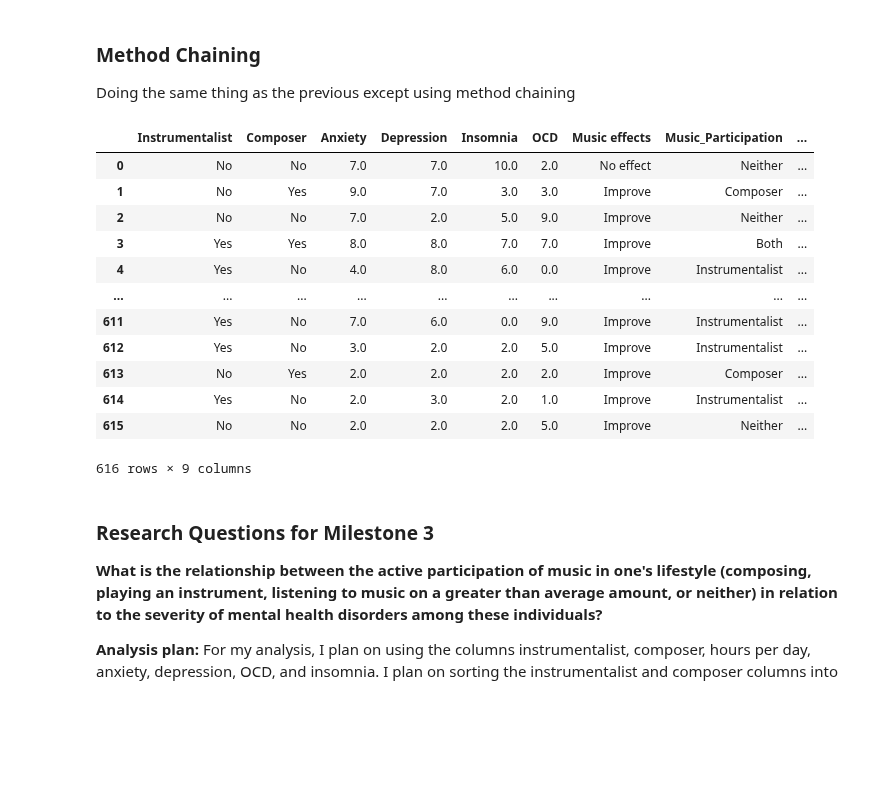
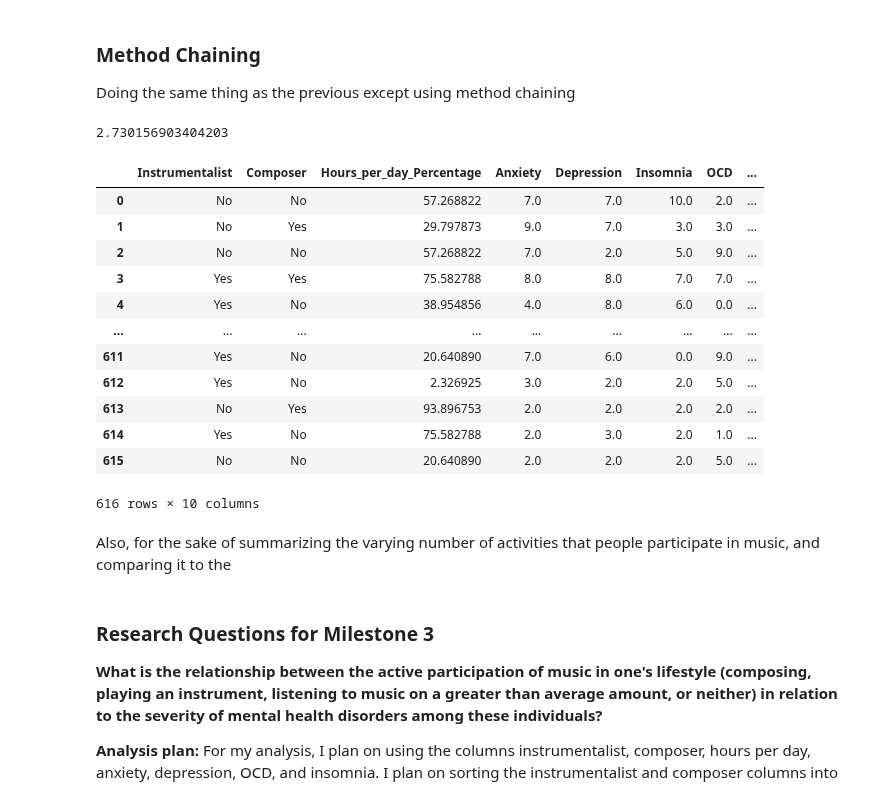
Before and after one commit to ubco-W2022T2-data301/project-group-group12, a Jupyter notebook: analysis/analysis1.ipynb, the cells around one changed output. Saved outputs shown, nothing was run; the diff lists cells and outputs as text; code cells hidden in the pictures; blank space fills up the shorter version.

```diff
--- a/analysis/analysis1.ipynb
+++ b/analysis/analysis1.ipynb
@@ -34,0 +44,3 @@ First, the hours per day must be edited into categorical data. To do this, the a
+# %%
+dataset=dataset.drop([13,307,579]).reset_index(drop=True)
+dataset
@@ -35,4 +61,4 @@ First, the hours per day must be edited into categorical data. To do this, the a
 # %%
-dataset['Hours per day'] = dataset['Hours per day'].apply(lambda x: "greater than average" if x<dataset['Hours per day'].mean() else "less than average")
+dataset['Hours per day (%)'] = dataset['Hours per day'].apply(lambda x: ((x-dataset['Hours per day'].mean())/(dataset['Hours per day'].std())+1)/2*100)
 dataset
 # %% [output]
@@ -102,32 +128,46 @@ dataset
 ### Method Chaining
 
 Doing the same thing as the previous except using method chaining
+# %%
+imean=dataset['Hours per day'].mean()
+istd=dataset['Hours per day'].std()
+istd
+# %% [output]
+2.730156903404203
+# %%
+def standardization(x):
+    return ((x['Hours per day']-imean)/(istd)+1)/2*100
 # %%
 chaindf=(
     pd.read_csv('../data/raw/music_therapy_and_mental_health_survey_results (1).csv')
     .dropna()
     .assign(
 	Overall_mental_health=lambda x: x['Anxiety']*.35+x['Depression']*.35+x['Insomnia']*.2+x['OCD']*.1)
     .assign(
         Music_Participation=lambda x: x.apply(type_of_music, axis="columns"))
     .reset_index(drop=True)
-    .loc[:, ["Instrumentalist", "Composer", "Anxiety", "Depression","Insomnia","OCD", "Music effects","Music_Participation","Overall_mental_health"]]
+    .assign(
+        Hours_per_day_Percentage=lambda x: x.apply(standardization,axis="columns")
+    )
+    .loc[:, ["Instrumentalist", "Composer", "Hours_per_day_Percentage", "Anxiety", "Depression","Insomnia","OCD", "Music effects","Music_Participation","Overall_mental_health"]]
 )
 chaindf
 # %% [output]
-|  | Instrumentalist | Composer | Anxiety | Depression | Insomnia | OCD | Music effects | Music_Participation | ... |
-| 0 | No | No | 7.0 | 7.0 | 10.0 | 2.0 | No effect | Neither | ... |
-| 1 | No | Yes | 9.0 | 7.0 | 3.0 | 3.0 | Improve | Composer | ... |
-| 2 | No | No | 7.0 | 2.0 | 5.0 | 9.0 | Improve | Neither | ... |
-| 3 | Yes | Yes | 8.0 | 8.0 | 7.0 | 7.0 | Improve | Both | ... |
-| 4 | Yes | No | 4.0 | 8.0 | 6.0 | 0.0 | Improve | Instrumentalist | ... |
-| ... | ... | ... | ... | ... | ... | ... | ... | ... | ... |
-| 611 | Yes | No | 7.0 | 6.0 | 0.0 | 9.0 | Improve | Instrumentalist | ... |
-| 612 | Yes | No | 3.0 | 2.0 | 2.0 | 5.0 | Improve | Instrumentalist | ... |
-| 613 | No | Yes | 2.0 | 2.0 | 2.0 | 2.0 | Improve | Composer | ... |
-| 614 | Yes | No | 2.0 | 3.0 | 2.0 | 1.0 | Improve | Instrumentalist | ... |
-| 615 | No | No | 2.0 | 2.0 | 2.0 | 5.0 | Improve | Neither | ... |
+|  | Instrumentalist | Composer | Hours_per_day_Percentage | Anxiety | Depression | Insomnia | OCD | ... |
+| 0 | No | No | 57.268822 | 7.0 | 7.0 | 10.0 | 2.0 | ... |
+| 1 | No | Yes | 29.797873 | 9.0 | 7.0 | 3.0 | 3.0 | ... |
+| 2 | No | No | 57.268822 | 7.0 | 2.0 | 5.0 | 9.0 | ... |
+| 3 | Yes | Yes | 75.582788 | 8.0 | 8.0 | 7.0 | 7.0 | ... |
+| 4 | Yes | No | 38.954856 | 4.0 | 8.0 | 6.0 | 0.0 | ... |
+| ... | ... | ... | ... | ... | ... | ... | ... | ... |
+| 611 | Yes | No | 20.640890 | 7.0 | 6.0 | 0.0 | 9.0 | ... |
+| 612 | Yes | No | 2.326925 | 3.0 | 2.0 | 2.0 | 5.0 | ... |
+| 613 | No | Yes | 93.896753 | 2.0 | 2.0 | 2.0 | 2.0 | ... |
+| 614 | Yes | No | 75.582788 | 2.0 | 3.0 | 2.0 | 1.0 | ... |
+| 615 | No | No | 20.640890 | 2.0 | 2.0 | 2.0 | 5.0 | ... |
-616 rows × 9 columns
+616 rows × 10 columns
+# %% [markdown]
+Also, for the sake of summarizing the varying number of activities that people participate in music, and comparing it to the
 # %% [markdown]
 ### Research Questions for Milestone 3
 
```
Also changed, not shown: parts of 9 cells of this notebook.
